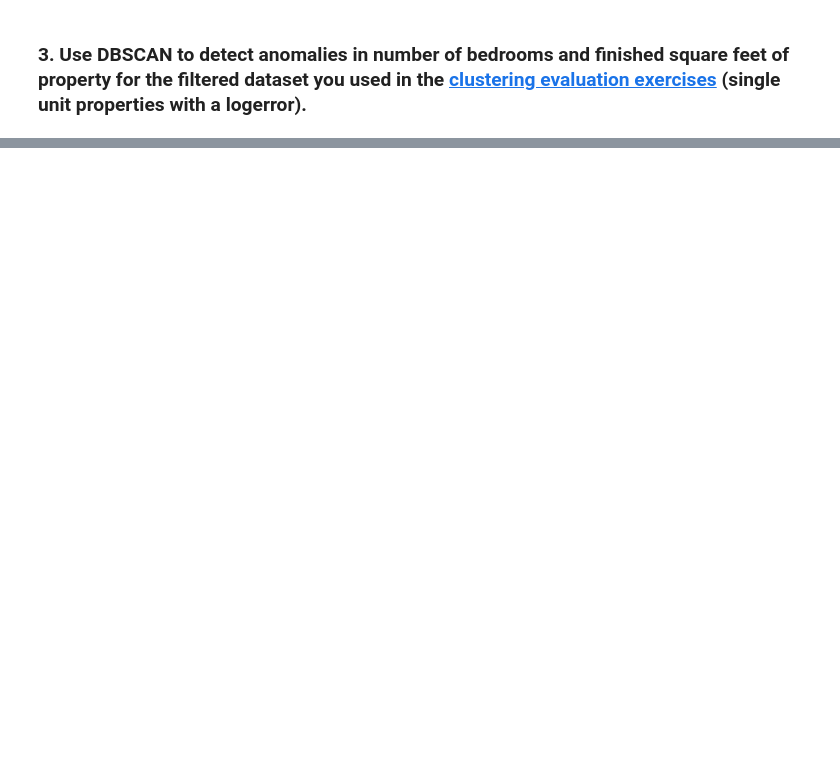
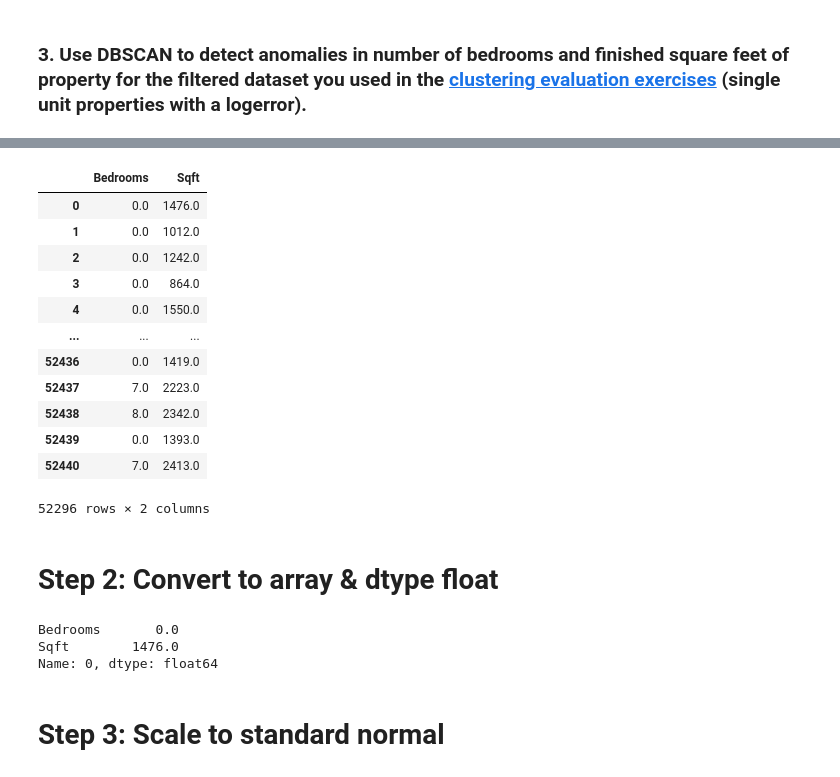
Before and after one commit to Andrew-Casey/anomaly_detection_exercises., a Jupyter notebook: density-based-clustering.ipynb, the cells around one changed output, grey strips where cells are left out. Drawn from its saved outputs; the diff is of its cells as text; code cells hidden in the pictures; blank space fills up the shorter version.

```diff
--- a/density-based-clustering.ipynb
+++ b/density-based-clustering.ipynb
@@ -679,0 +437,29 @@ for combination in itertools.combinations(frozen_detergent_deli, 2):
+# %%
+df = df.dropna()
+# %%
+# Cluster on all or a selected subset of features
+Sqft_bedrooms = df[['Bedrooms','Sqft']]
+Sqft_bedrooms
+# %% [output]
+|  | Bedrooms | Sqft |
+| 0 | 0.0 | 1476.0 |
+| 1 | 0.0 | 1012.0 |
+| 2 | 0.0 | 1242.0 |
+| 3 | 0.0 | 864.0 |
+| 4 | 0.0 | 1550.0 |
+| ... | ... | ... |
+| 52436 | 0.0 | 1419.0 |
+| 52437 | 7.0 | 2223.0 |
+| 52438 | 8.0 | 2342.0 |
+| 52439 | 0.0 | 1393.0 |
+| 52440 | 7.0 | 2413.0 |
+52296 rows × 2 columns
+# %% [markdown]
+# Step 2: Convert to array & dtype float
+# %%
+# look at first row
+Sqft_bedrooms.iloc[0]
+# %% [output]
+Bedrooms       0.0
+Sqft        1476.0
+Name: 0, dtype: float64
@@ -679,0 +469,2 @@ for combination in itertools.combinations(frozen_detergent_deli, 2):
+# %% [markdown]
+# Step 3: Scale to standard normal
```
Also changed, not shown: parts of 60 cells of this notebook.
